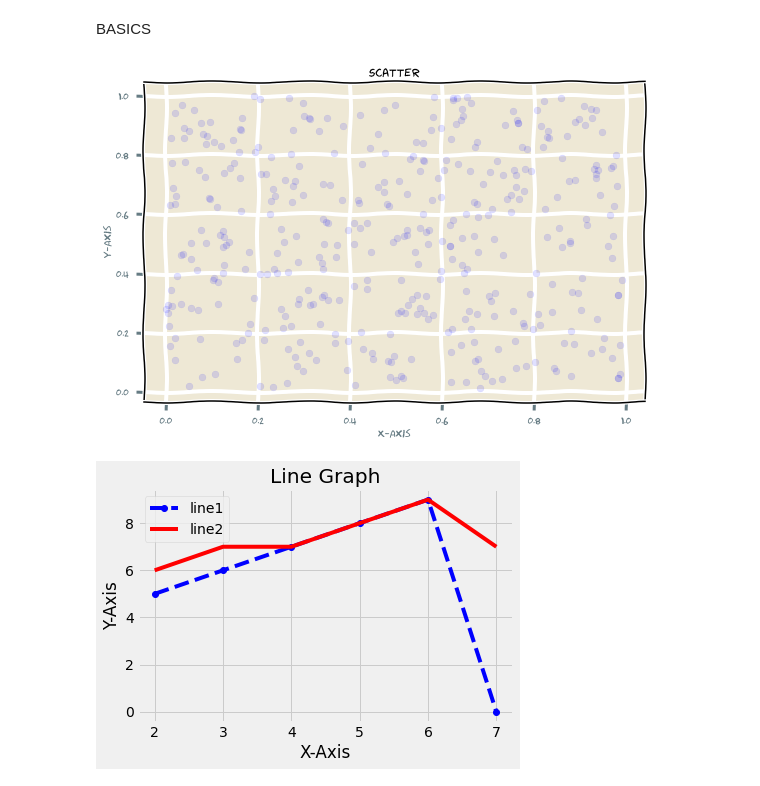
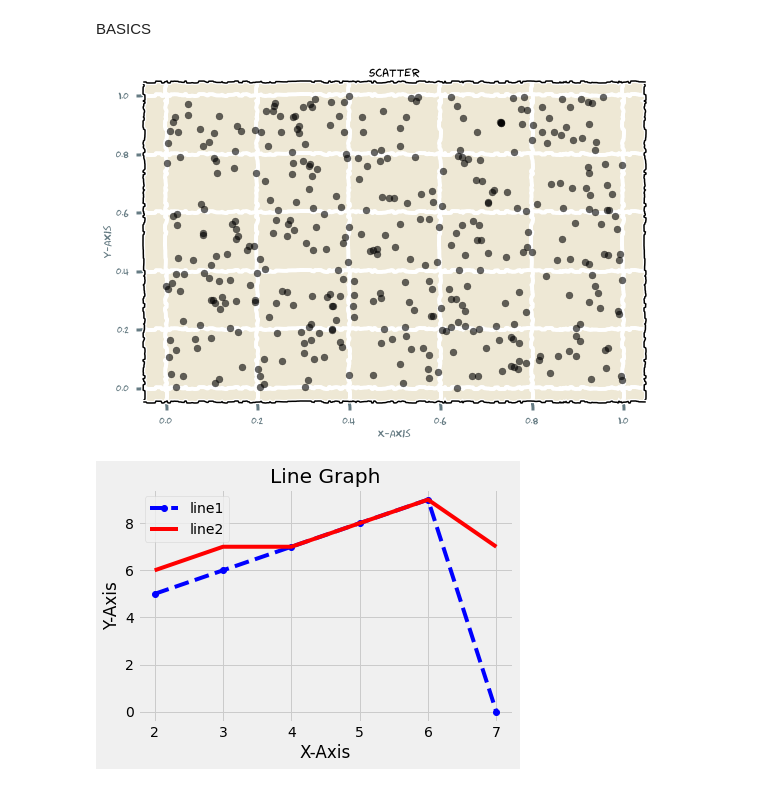
Before and after one commit to DataCrusade1999/Python, a Jupyter notebook: Matplotlib(Colab).ipynb, the cells around one changed output. Drawn from its saved outputs; the diff is of its cells as text; code cells hidden in the pictures.

```diff
--- a/Matplotlib(Colab).ipynb
+++ b/Matplotlib(Colab).ipynb
@@ -8,15 +8,15 @@ import pandas as pd
 import matplotlib.pyplot as plt
 # %%
 df=np.random.rand(20,20)
-plt.scatter(df,np.random.rand(20,20),alpha=0.12,color='b')
+plt.scatter(df,np.random.rand(20,20),alpha=0.6,color='k')
 plt.xkcd(randomness=100)
 plt.xlabel('X-Axis')
 plt.ylabel('Y-Axis')
 plt.title('Scatter')
 plt.grid(True)
 plt.show()
 # %% [output]
-[figure, old version]
+[figure, new version]
 # %%
 df1=[2,3,4,5,6,7]
 df2=[5,6,7,8,9,0]
```
